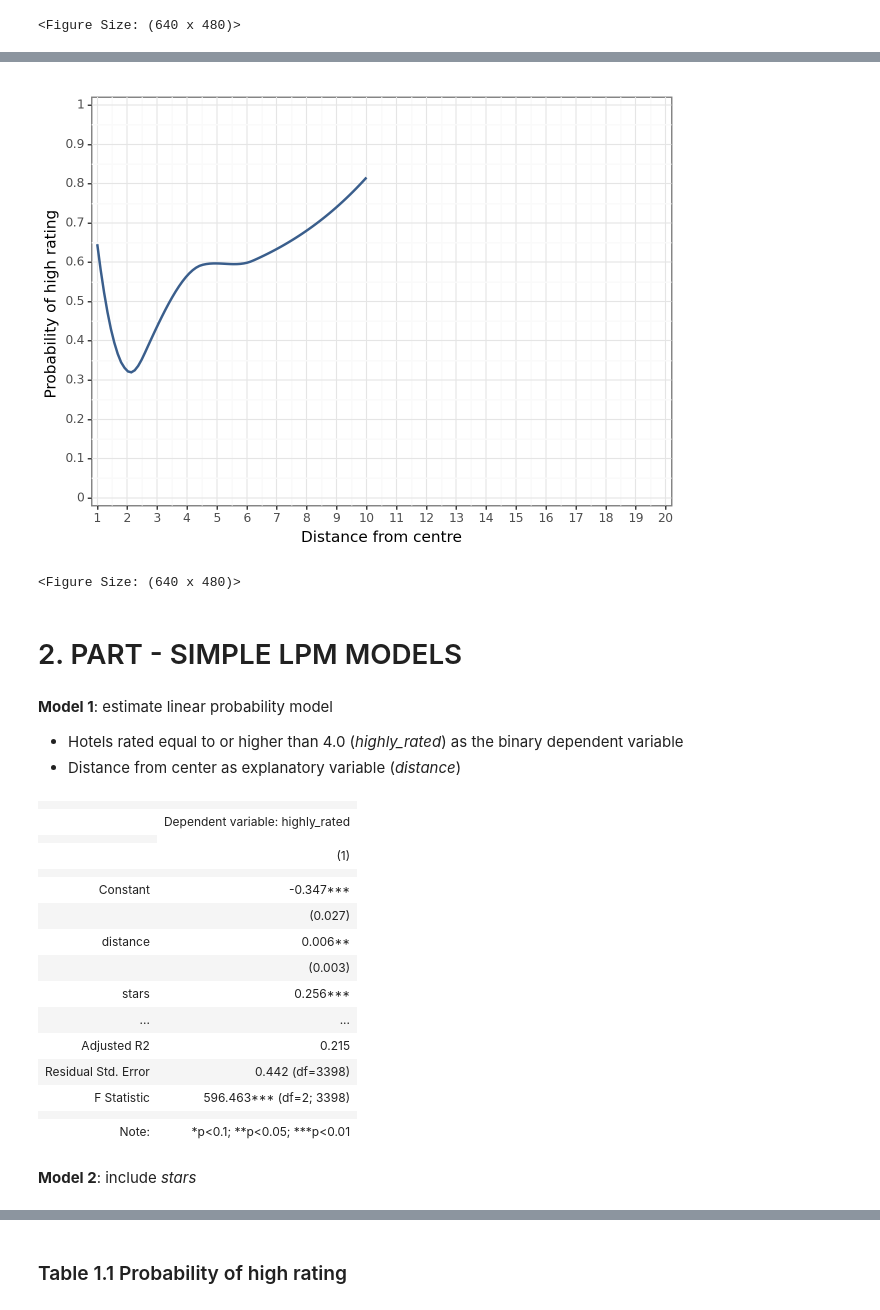
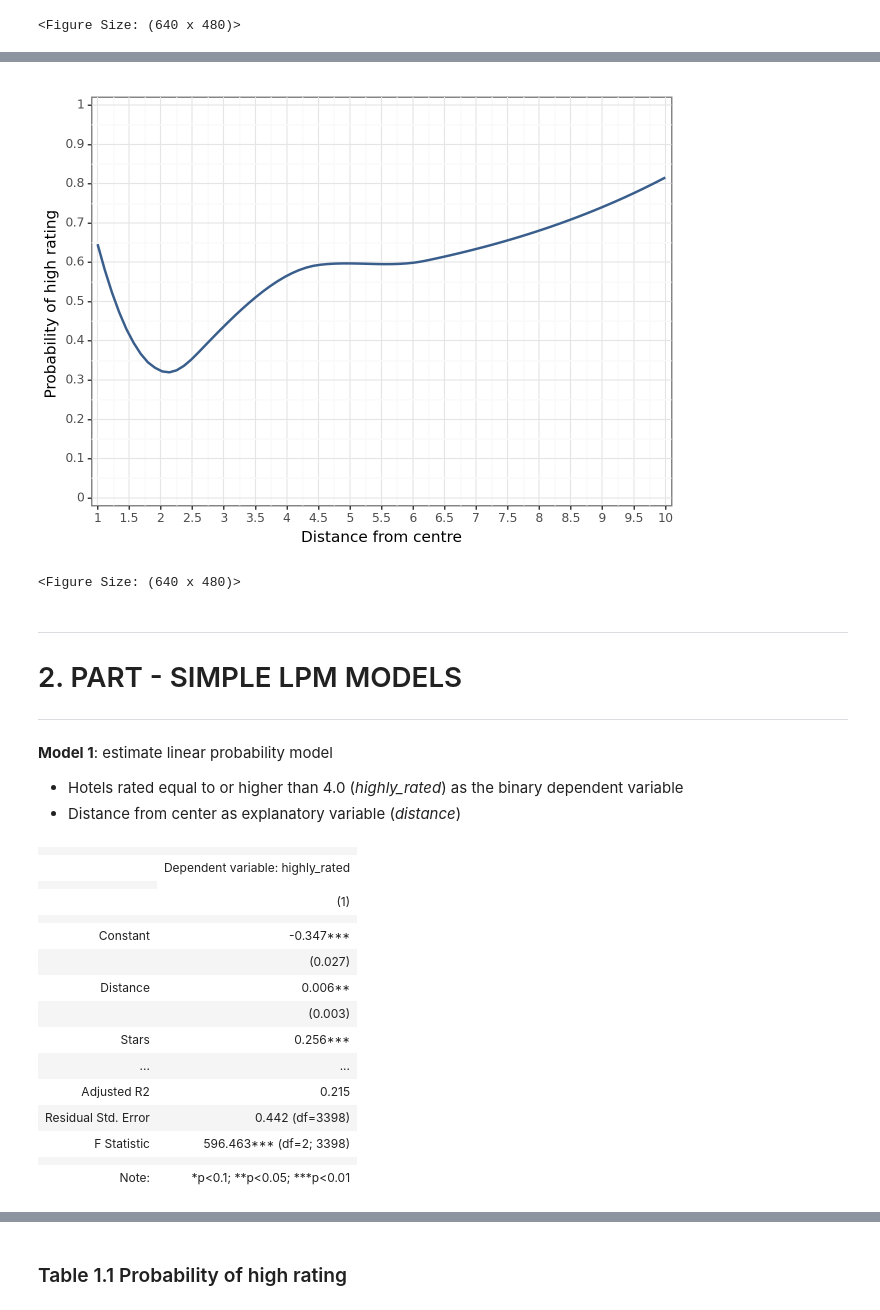
Before and after one commit to mateschieszler/DA2_2023, a Jupyter notebook: work-files/assignment2/Assignment-2_code_work.ipynb, the cells around one changed output, grey strips where cells are left out. Cells and saved outputs as stored; diff of their text form; code cells hidden in the pictures.

Commit message:
finished models and code

```diff
--- a/work-files/assignment2/Assignment-2_code_work.ipynb
+++ b/work-files/assignment2/Assignment-2_code_work.ipynb
@@ -198,3 +210,0 @@ fig2
-# %%
-# create log price
-filtered_milan["lnp"] = np.log(filtered_milan["price"])
@@ -342,18 +336,18 @@ g2a
 # %%
 g2b = (
     ggplot(data=filtered_milan)
     + geom_smooth(
         aes(x="distance", y="highly_rated"), method="loess", se=False, color=color[0]
     )
     + labs(
        x="Distance from centre", y="Probability of high rating "
     )
-    + scale_x_continuous(expand=[0.01, 0.01], limits=[1, 20], breaks=seq(0, 20, 1))
+    + scale_x_continuous(expand=[0.01, 0.01], limits=[1, 10], breaks=seq(0, 10, 0.5))
     + scale_y_continuous(expand=[0.01, 0.01], limits=[0, 1], breaks=seq(0, 1, 0.1))
     + theme_bw()
 )
 g2b
 # %% [output]
-[figure, old version]
+[figure, new version]
 <Figure Size: (640 x 480)>
 # %%
@@ -362,5 +356,7 @@ g2b
 # %% [markdown]
+---
 #  2. PART - SIMPLE LPM MODELS
+---
 # %% [markdown]
 **Model 1**: estimate linear probability model
 - Hotels rated equal to or higher than 4.0 (*highly_rated*) as the binary dependent variable
@@ -368,7 +364,9 @@ g2b
 # %%
 lpm1 = smf.ols("highly_rated ~ distance + stars", data=filtered_milan).fit(cov_type="HC1")
 stargazer = Stargazer([lpm1])
-stargazer.rename_covariates({"Intercept": "Constant"})
+stargazer.rename_covariates({"Intercept": "Constant",
+                            "distance":"Distance",
+                            "stars":"Stars",})
 stargazer
 # %% [output]
 |  |  |
@@ -378,14 +376,12 @@ stargazer
 |  |  |
 | Constant | -0.347*** |
 |  | (0.027) |
-| distance | 0.006** |
+| Distance | 0.006** |
 |  | (0.003) |
-| stars | 0.256*** |
+| Stars | 0.256*** |
 | ... | ... |
 | Adjusted R2 | 0.215 |
 | Residual Std. Error | 0.442 (df=3398) |
 | F Statistic | 596.463*** (df=2; 3398) |
 |  |  |
 | Note: | *p<0.1; **p<0.05; ***p<0.01 |
-# %% [markdown]
-**Model 2**: include *stars*
```
Also changed, not shown: parts of 57 cells of this notebook.
